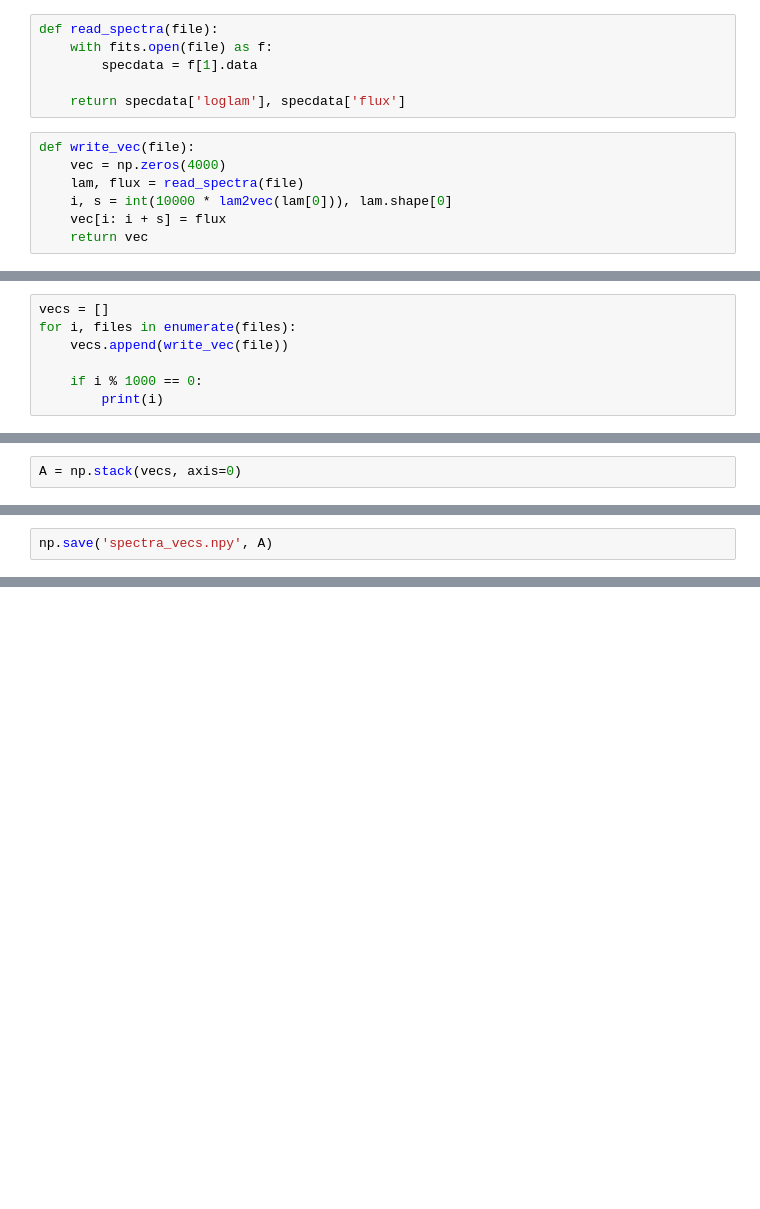
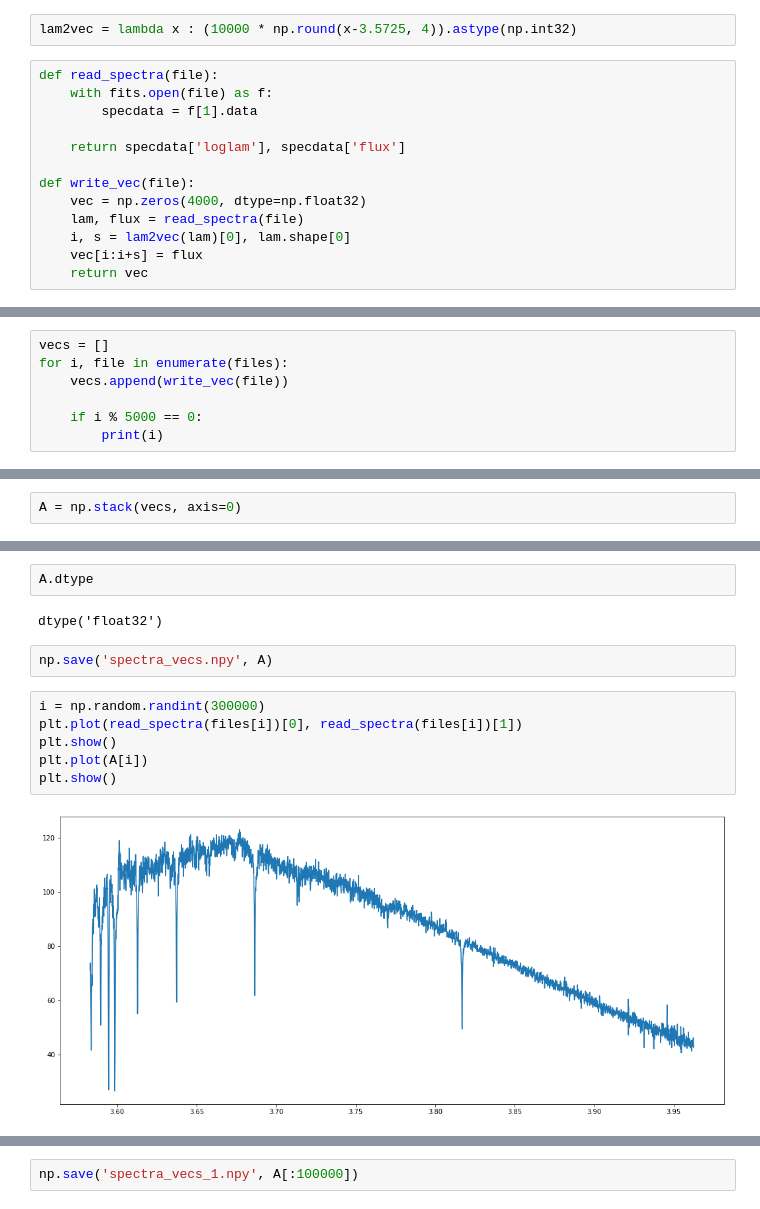
Before and after one commit to sudo-rushil/xseer, a Jupyter notebook: xseer_data.ipynb, the cells around one changed output, grey strips where cells are left out. Cells and saved outputs as stored; diff of their text form; blank space fills up the shorter version.

```diff
--- a/xseer_data.ipynb
+++ b/xseer_data.ipynb
@@ -125,13 +38,15 @@ lam2vec(3.5726) * 10000
+# %%
+lam2vec = lambda x : (10000 * np.round(x-3.5725, 4)).astype(np.int32)
 # %%
 def read_spectra(file):
     with fits.open(file) as f:
         specdata = f[1].data
 
     return specdata['loglam'], specdata['flux']
+
+def write_vec(file):
+    vec = np.zeros(4000, dtype=np.float32)
+    lam, flux = read_spectra(file)
+    i, s = lam2vec(lam)[0], lam.shape[0]
+    vec[i:i+s] = flux
+    return vec
-# %%
-def write_vec(file):
-    vec = np.zeros(4000)
-    lam, flux = read_spectra(file)
-    i, s = int(10000 * lam2vec(lam[0])), lam.shape[0]
-    vec[i: i + s] = flux
-    return vec
@@ -143,9 +73,9 @@ array([14.92183685,  9.46614933, 18.4725666 , ..., 18.20810127,
 # %%
 vecs = []
-for i, files in enumerate(files):
+for i, file in enumerate(files):
     vecs.append(write_vec(file))
 
-    if i % 1000 == 0:
+    if i % 5000 == 0:
         print(i)
 # %% [output]
 0
@@ -172,2 +104,14 @@ A.shape
+# %%
+A.dtype
+# %% [output]
+dtype('float32')
 # %%
 np.save('spectra_vecs.npy', A)
+# %%
+i = np.random.randint(300000)
+plt.plot(read_spectra(files[i])[0], read_spectra(files[i])[1])
+plt.show()
+plt.plot(A[i])
+plt.show()
+# %% [output]
+[figure, added]
@@ -173,0 +119,2 @@ np.save('spectra_vecs.npy', A)
+# %%
+np.save('spectra_vecs_1.npy', A[:100000])
```
Also changed, not shown: parts of 37 cells of this notebook, 1 other file.
